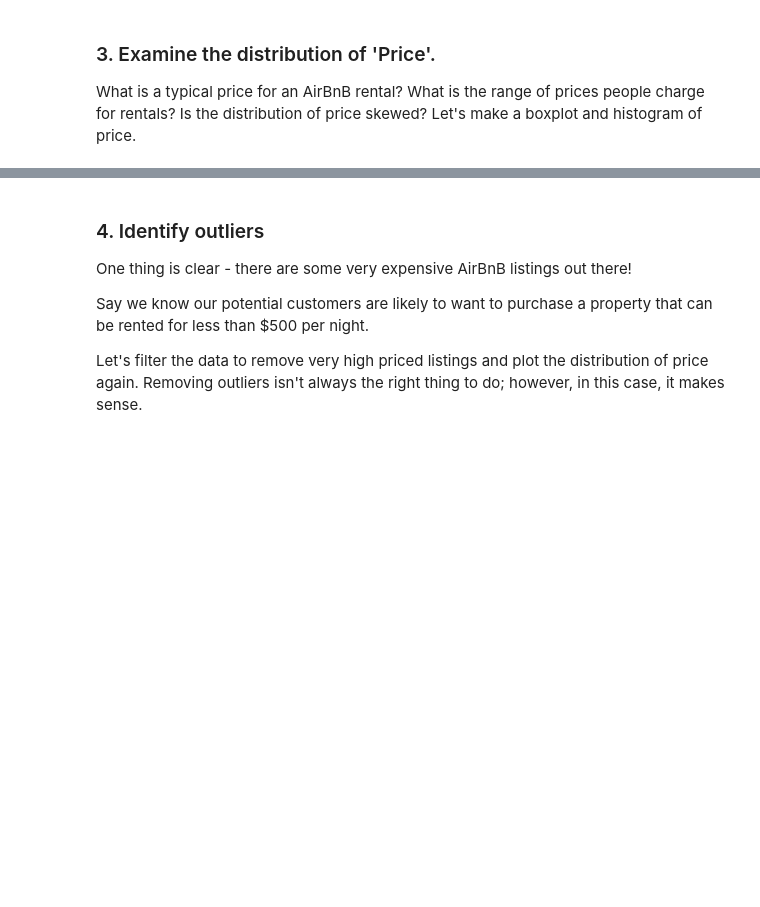
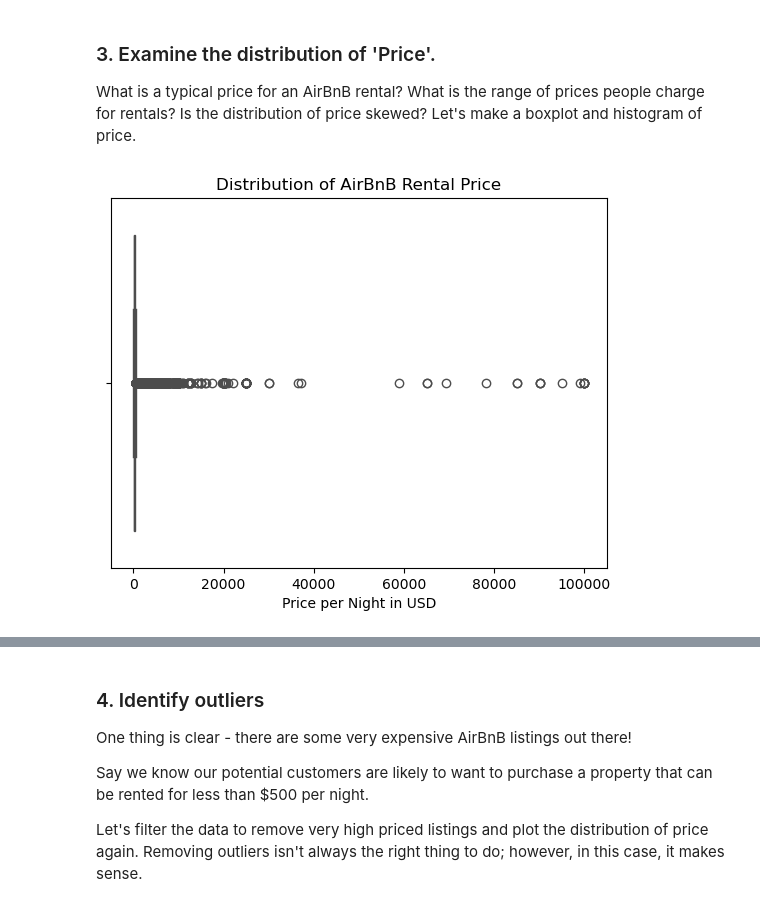
Before and after one commit to Adamg159/Data_Visualization_And_Modeling, a Jupyter notebook: Lecture/Week 4/4.2 - EDA and Preparing Data For Machine Learning Models.ipynb, the cells around one changed output, grey strips where cells are left out. Drawn from its saved outputs; the diff is of its cells as text; code cells hidden in the pictures; blank space fills up the shorter version.

```diff
--- a/Lecture/Week 4/4.2 - EDA and Preparing Data For Machine Learning Models.ipynb
+++ b/Lecture/Week 4/4.2 - EDA and Preparing Data For Machine Learning Models.ipynb
@@ -165,3 +242,10 @@ Are there any features that are missing in tandem?**
 ### 3. Examine the distribution of 'Price'.
 
 What is a typical price for an AirBnB rental?  What is the range of prices people charge for rentals?  Is the distribution of price skewed?  Let's make a boxplot and histogram of price.
+# %%
+sns.boxplot(data=df, x='price')
+plt.title('Distribution of AirBnB Rental Price')
+plt.xlabel('Price per Night in USD')
+plt.show()
+# %% [output]
+[figure, added]
```
Also changed, not shown: parts of 22 cells of this notebook, 1 other file.
